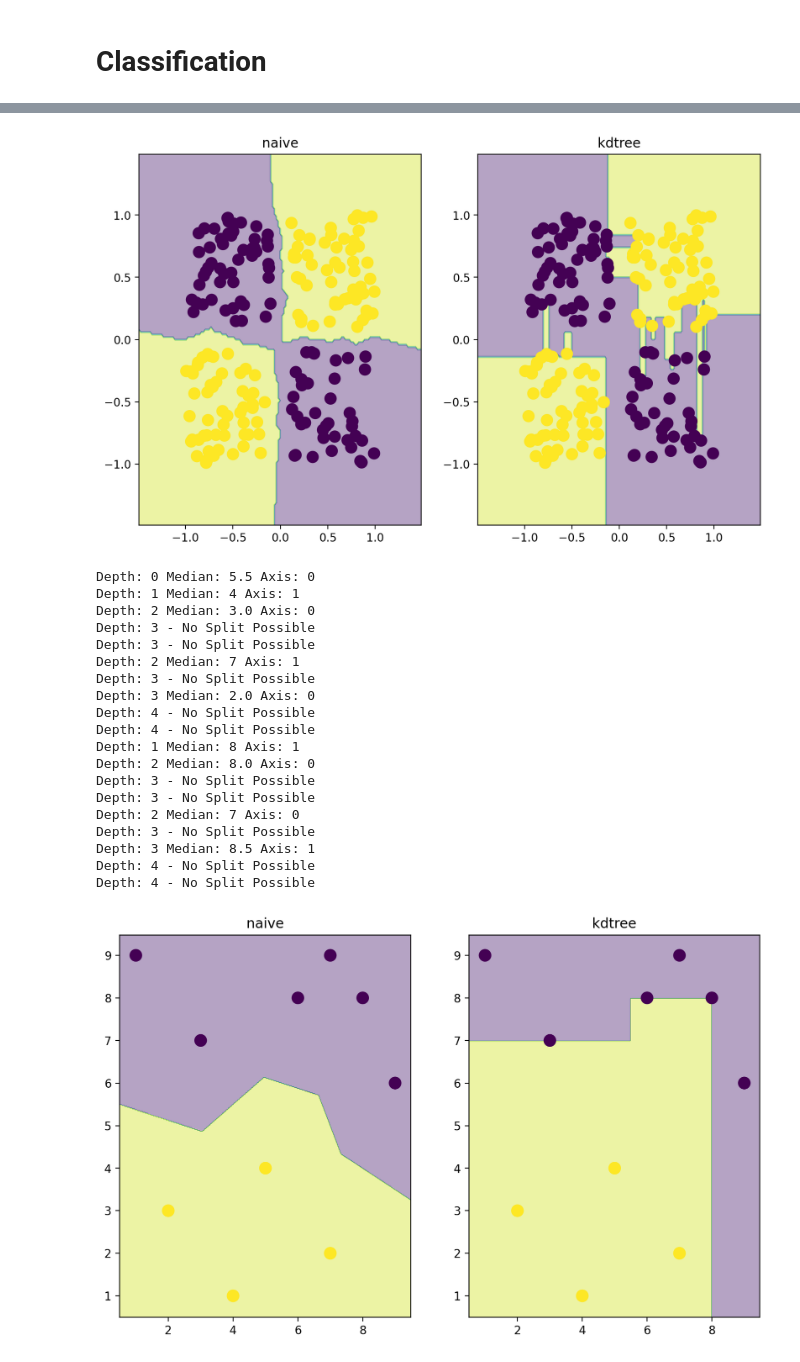
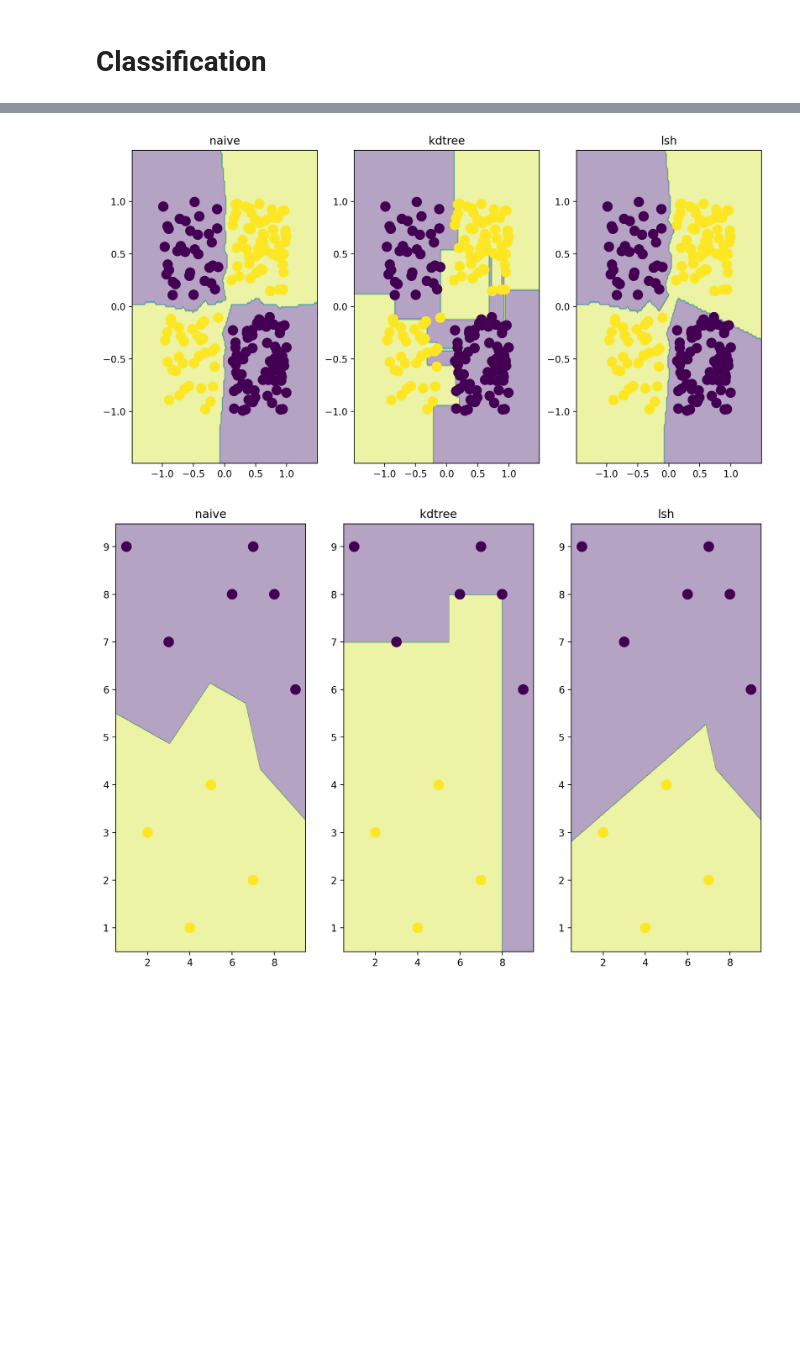
Before and after one commit to YYashraj/Assignment4-ES335-2024-sanity-descent, a Jupyter notebook: KNN.ipynb, the cells around one changed output, grey strips where cells are left out. Cells and saved outputs as stored; diff of their text form; code cells hidden in the pictures; blank space fills up the shorter version.

```diff
--- a/KNN.ipynb
+++ b/KNN.ipynb
@@ -1296,7 +1319,7 @@ def plot_decision_boundary(model, X, Y, k):
             elif model == "kdtree":
                 Z[i, j] = d.predict_class(np.array([x, y]))
             elif model == "lsh":
-                Z[i, j] = lsh_test(hash_table, query_pt, hyperplanes, X.shape[1], y, k)
+                Z[i, j] = lsh_test(hash_table, np.array([x, y]), hyperplanes, X.shape[1], Y, k)
 
     plt.contourf(xx, yy, Z, cmap='viridis', alpha=0.4)
     plt.scatter(X[:, 0], X[:, 1], c=Y, s=100, cmap='viridis')
@@ -1310,8 +1333,8 @@ plt.figure(figsize=(10, 6))
 
 plt.scatter(X[:, 0], X[:, 1], c=y, s=100, cmap='viridis')
 
-for i, model in enumerate(["naive","kdtree"]):
-    plt.subplot(1, 2, i + 1)
+for i, model in enumerate(["naive","kdtree","lsh"]):
+    plt.subplot(1, 3, i + 1)
     plot_decision_boundary(model, X, y, 1)
     plt.title(model)
 # %% [output]
@@ -1329,12 +1352,12 @@ def generate_random_xor_dataset(num_instances):
 
 X_train, y_train = generate_random_xor_dataset(200)
 
-plt.figure(figsize=(10, 6))
+plt.figure(figsize=(12, 6))
 
 plt.scatter(X_train[:, 0], X_train[:, 1], c=y_train, s=100, cmap='viridis')
 
-for i, model in enumerate(["naive","kdtree"]):
-    plt.subplot(1, 2, i + 1)
+for i, model in enumerate(["naive","kdtree","lsh"]):
+    plt.subplot(1, 3, i + 1)
     plot_decision_boundary(model, X_train, y_train, 1)
     plt.title(model)
 # %% [output]
@@ -1352,45 +1375,26 @@ def generate_random_xor_dataset(num_instances):
 
 X_train, y_train = generate_random_xor_dataset(200)
 
-plt.figure(figsize=(10, 6))
+plt.figure(figsize=(12, 6))
 
 plt.scatter(X_train[:, 0], X_train[:, 1], c=y_train, s=100, cmap='viridis')
 
-for i, model in enumerate(["naive","kdtree"]):
-    plt.subplot(1, 2, i + 1)
+for i, model in enumerate(["naive","kdtree","lsh"]):
+    plt.subplot(1, 3, i + 1)
     plot_decision_boundary(model, X_train, y_train, 1)
     plt.title(model)
 # %% [output]
-[figure, old version]
+[figure, new version]
 # %%
 X = np.array([[2,3],[4,1],[1,9],[3,7],[5,4],[7,2],[9,6],[6,8],[7,9],[8,8]])
 y = np.array([1,1,0,0,1,1,0,0,0,0])
 
-plt.figure(figsize=(10, 6))
+plt.figure(figsize=(12, 8))
 plt.scatter(X[:, 0], X[:, 1], c=y, s=100, cmap='viridis')
 
-for i, model in enumerate(["naive","kdtree"]):
-    plt.subplot(1, 2, i + 1)
+for i, model in enumerate(["naive","kdtree","lsh"]):
+    plt.subplot(1, 3, i + 1)
     plot_decision_boundary(model, X, y, 1)
     plt.title(model)
 # %% [output]
-Depth: 0 Median: 5.5 Axis: 0
-Depth: 1 Median: 4 Axis: 1
-Depth: 2 Median: 3.0 Axis: 0
-Depth: 3 - No Split Possible
-Depth: 3 - No Split Possible
-Depth: 2 Median: 7 Axis: 1
-Depth: 3 - No Split Possible
-Depth: 3 Median: 2.0 Axis: 0
-Depth: 4 - No Split Possible
-Depth: 4 - No Split Possible
-Depth: 1 Median: 8 Axis: 1
-Depth: 2 Median: 8.0 Axis: 0
-Depth: 3 - No Split Possible
-Depth: 3 - No Split Possible
-Depth: 2 Median: 7 Axis: 0
-Depth: 3 - No Split Possible
-Depth: 3 Median: 8.5 Axis: 1
-Depth: 4 - No Split Possible
-Depth: 4 - No Split Possible
-[figure, old version]
+[figure, new version]
```
Also changed, not shown: parts of 15 cells of this notebook.
